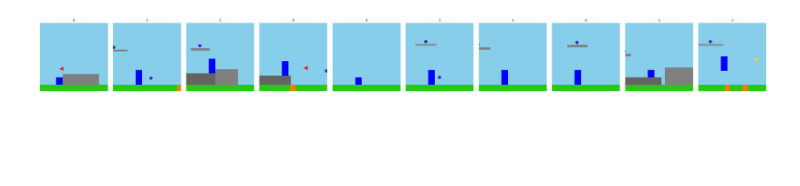
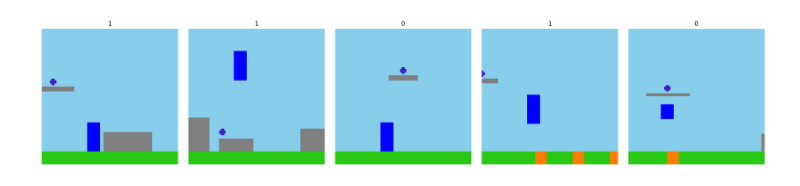
Before and after one commit to JacobLyLa/Qrunner-XAI, a Jupyter notebook: notebooks/concepts_visualized.ipynb, the cells around one changed output. Drawn from its saved outputs; the diff is of its cells as text; code cells hidden in the pictures; blank space fills up the shorter version.

Commit message:
Updated concept probes and model naming

```diff
--- a/notebooks/concepts_visualized.ipynb
+++ b/notebooks/concepts_visualized.ipynb
@@ -14,9 +14,8 @@ env_steps = Concept.load_concept_data()
 # Presence and absence (binary)
 # Or minimum and maximum value (non-binary)
 for concept_name, concept in concept_instances.items():
-    if concept_name == 'bad coin above lava':
-        continue
-    concept.prepare_data(env_steps, max_size=20000)
+    concept.prepare_data(env_steps, max_size=10000, scale=False)
+    concept.summary()
 
     if concept.binary:
         # Binary Concept
@@ -92,6 +109,6 @@ def plot_examples(concept, n=10):
     plt.tight_layout()
     plt.show()
 # %%
-plot_examples(concept_instances['good coin left of player'])
+plot_examples(concept_instances['good coin left of player'], n=5)
 # %% [output]
-[figure, old version]
+[figure, new version]
```
Also changed, not shown: parts of 1 cell of this notebook, 15 other files.
